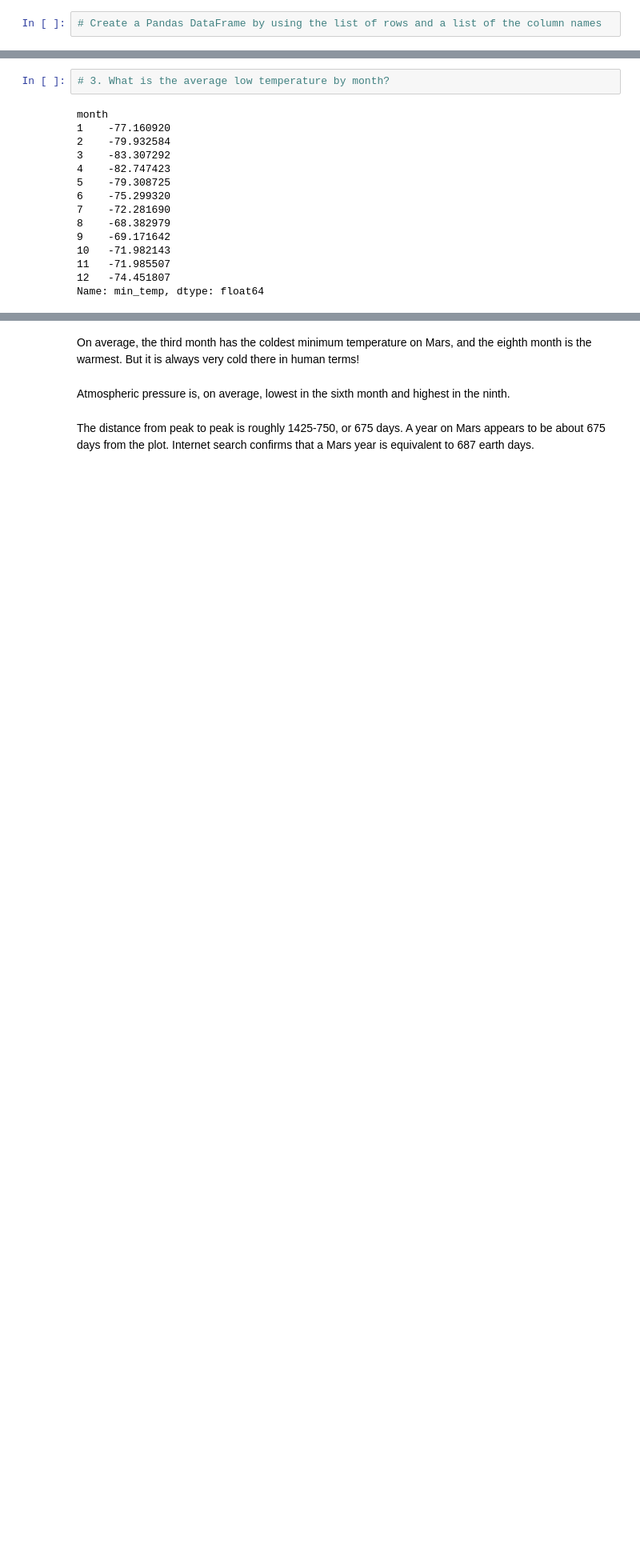
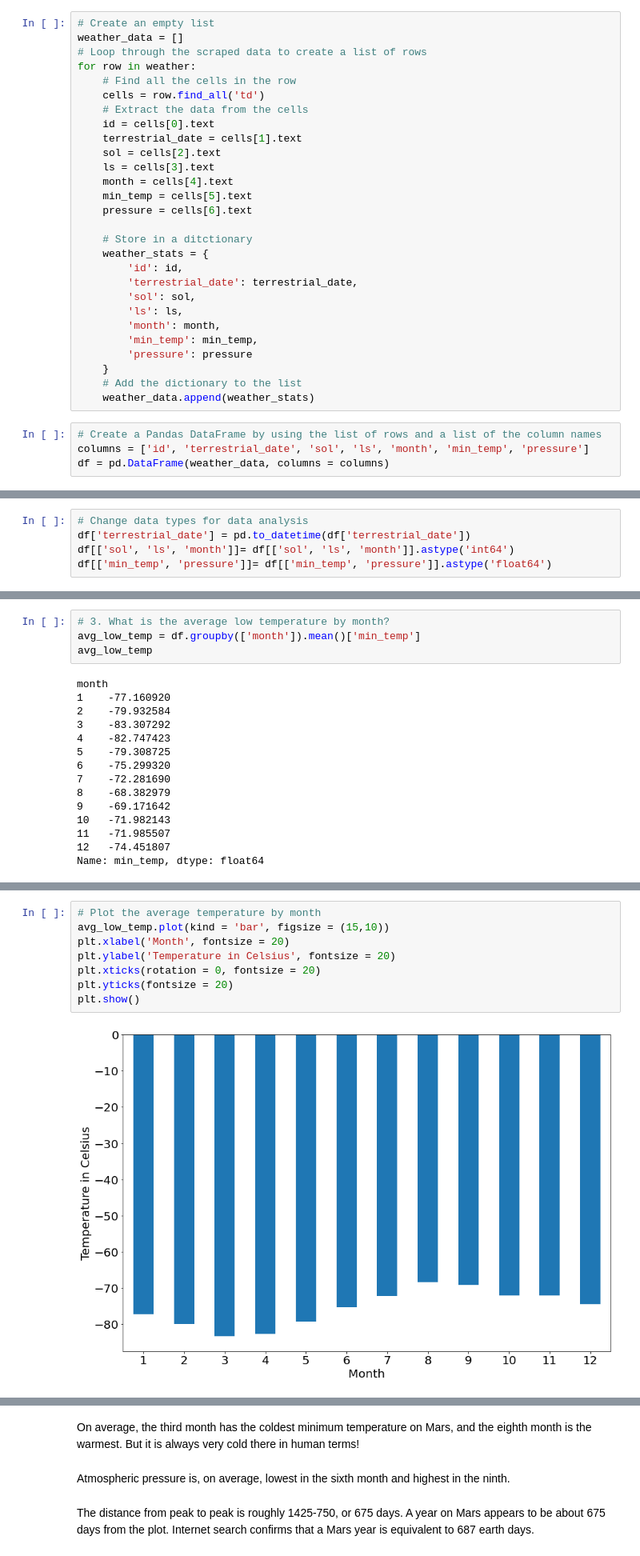
Before and after one commit to JeremyTallant/web-scraping-challenge, a Jupyter notebook: part_2_mars_weather.ipynb, the cells around one changed output, grey strips where cells are left out. Shown: that part at 80% size. Cells and saved outputs as stored; diff of their text form; blank space fills up the shorter version.

```diff
--- a/part_2_mars_weather.ipynb
+++ b/part_2_mars_weather.ipynb
@@ -49,4 +50,34 @@ Assemble the scraped data into a Pandas DataFrame. The columns should have the s
+# %%
+# Create an empty list
+weather_data = []
+# Loop through the scraped data to create a list of rows
+for row in weather:
+    # Find all the cells in the row
+    cells = row.find_all('td')
+    # Extract the data from the cells
+    id = cells[0].text
+    terrestrial_date = cells[1].text
+    sol = cells[2].text
+    ls = cells[3].text
+    month = cells[4].text
+    min_temp = cells[5].text
+    pressure = cells[6].text
+
+    # Store in a ditctionary
+    weather_stats = {
+        'id': id,
+        'terrestrial_date': terrestrial_date,
+        'sol': sol,
+        'ls': ls,
+        'month': month,
+        'min_temp': min_temp,
+        'pressure': pressure
+    }
+    # Add the dictionary to the list
+    weather_data.append(weather_stats)
 # %%
 # Create a Pandas DataFrame by using the list of rows and a list of the column names
+columns = ['id', 'terrestrial_date', 'sol', 'ls', 'month', 'min_temp', 'pressure']
+df = pd.DataFrame(weather_data, columns = columns)
 # %%
 # Confirm DataFrame was created successfully
@@ -79,2 +110,7 @@ dtype: object
+# %%
+# Change data types for data analysis
+df['terrestrial_date'] = pd.to_datetime(df['terrestrial_date'])
+df[['sol', 'ls', 'month']]= df[['sol', 'ls', 'month']].astype('int64')
+df[['min_temp', 'pressure']]= df[['min_temp', 'pressure']].astype('float64')
 # %%
 # Confirm type changes were successful by examining data types again
@@ -125,6 +164,8 @@ Name: month, dtype: int64
 1867
 # %%
 # 3. What is the average low temperature by month?
+avg_low_temp = df.groupby(['month']).mean()['min_temp']
+avg_low_temp
 # %% [output]
 month
 1    -77.160920
@@ -150,0 +184,10 @@ Name: min_temp, dtype: float64
+# %%
+# Plot the average temperature by month
+avg_low_temp.plot(kind = 'bar', figsize = (15,10))
+plt.xlabel('Month', fontsize = 20)
+plt.ylabel('Temperature in Celsius', fontsize = 20)
+plt.xticks(rotation = 0, fontsize = 20)
+plt.yticks(fontsize = 20)
+plt.show()
+# %% [output]
+[figure, added]
```
Also changed, not shown: parts of 19 cells of this notebook, 4 other files.
